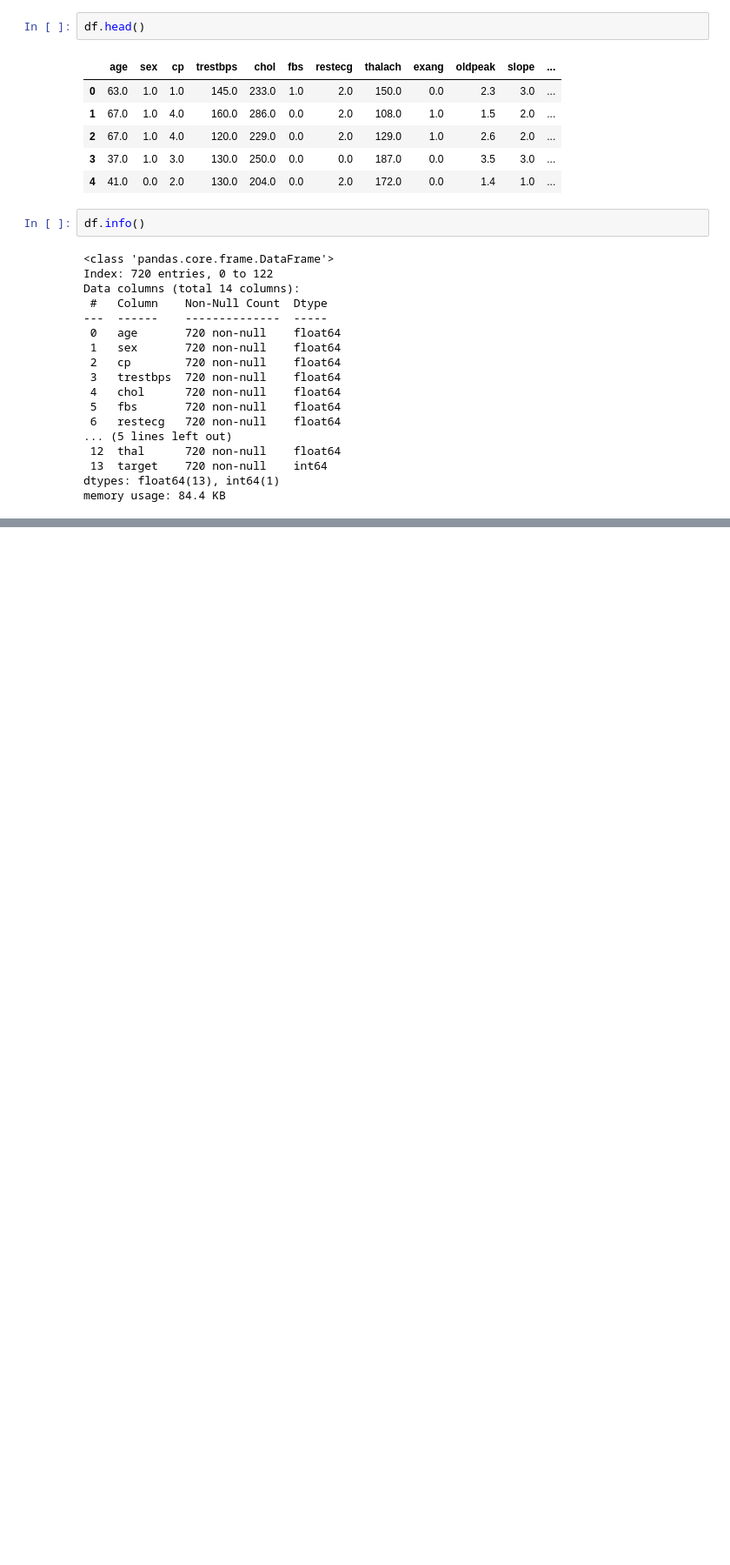
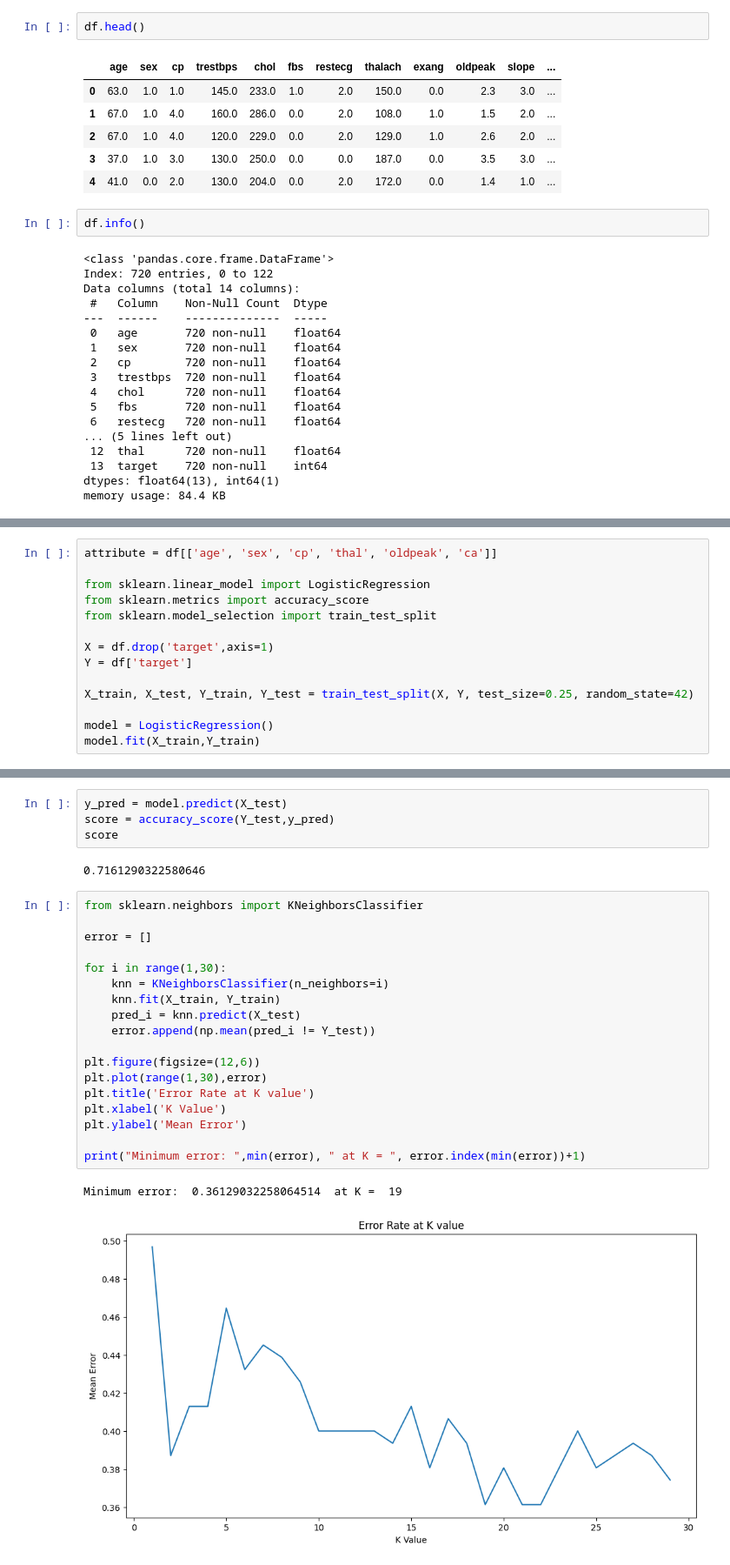
Before and after one commit to SiddhantSonawane/DSBDA_Practicals, a Jupyter notebook: PS13(heart)/heart-disease.ipynb, the cells around one changed output, grey strips where cells are left out. Shown: that part at 87% size. Saved outputs shown, nothing was run; the diff lists cells and outputs as text; blank space fills up the shorter version.

```diff
--- a/PS13(heart)/heart-disease.ipynb
+++ b/PS13(heart)/heart-disease.ipynb
@@ -174,0 +233,14 @@ Cleaned shape: (648, 14)
+# %%
+attribute = df[['age', 'sex', 'cp', 'thal', 'oldpeak', 'ca']]
+
+from sklearn.linear_model import LogisticRegression
+from sklearn.metrics import accuracy_score
+from sklearn.model_selection import train_test_split
+
+X = df.drop('target',axis=1)
+Y = df['target']
+
+X_train, X_test, Y_train, Y_test = train_test_split(X, Y, test_size=0.25, random_state=42)
+
+model = LogisticRegression()
+model.fit(X_train,Y_train)
@@ -174,0 +256,27 @@ Cleaned shape: (648, 14)
+# %%
+y_pred = model.predict(X_test)
+score = accuracy_score(Y_test,y_pred)
+score
+# %% [output]
+0.7161290322580646
+# %%
+from sklearn.neighbors import KNeighborsClassifier
+
+error = []
+
+for i in range(1,30):
+    knn = KNeighborsClassifier(n_neighbors=i)
+    knn.fit(X_train, Y_train)
+    pred_i = knn.predict(X_test)
+    error.append(np.mean(pred_i != Y_test))
+
+plt.figure(figsize=(12,6))
+plt.plot(range(1,30),error)
+plt.title('Error Rate at K value')
+plt.xlabel('K Value')
+plt.ylabel('Mean Error')
+
+print("Minimum error: ",min(error), " at K = ", error.index(min(error))+1)
+# %% [output]
+Minimum error:  0.36129032258064514  at K =  19
+[figure, added]
```
Also changed, not shown: parts of 13 cells of this notebook, 5 other files.
